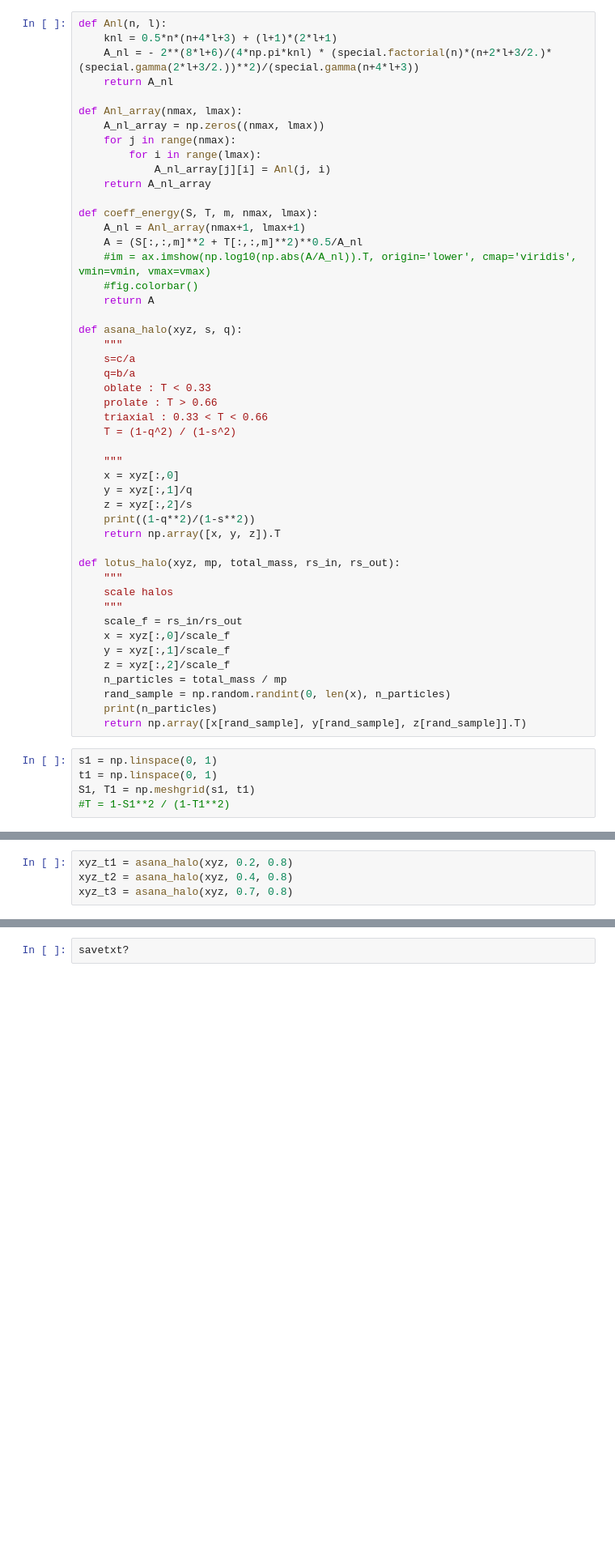
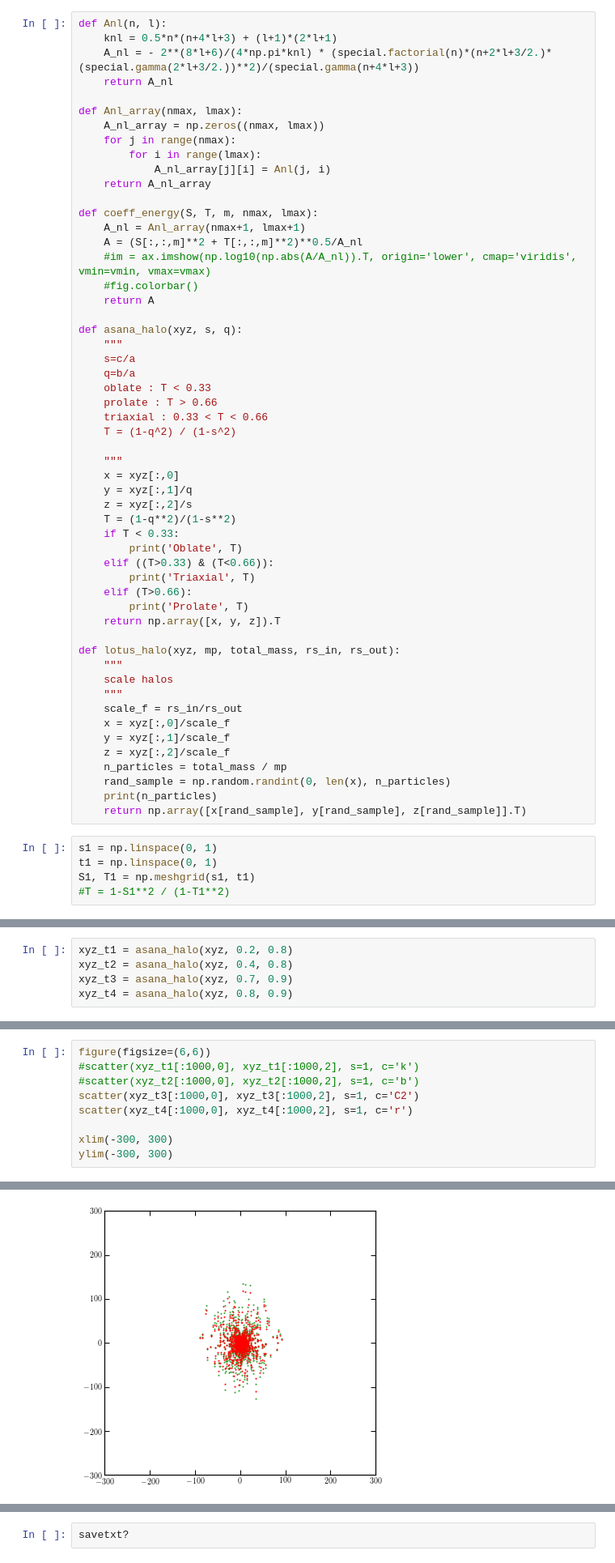
Before and after one commit to jngaravitoc/MW-LMC-SCF, a Jupyter notebook: code/halo_shape/triaxial_halos.ipynb, the cells around one changed output, grey strips where cells are left out. Shown at 81% size. Cells and saved outputs as stored; diff of their text form; blank space fills up the shorter version.

Commit message:
updated triaxial halo

```diff
--- a/code/halo_shape/triaxial_halos.ipynb
+++ b/code/halo_shape/triaxial_halos.ipynb
@@ -151,7 +171,13 @@ def asana_halo(xyz, s, q):
     x = xyz[:,0]
     y = xyz[:,1]/q
     z = xyz[:,2]/s
-    print((1-q**2)/(1-s**2))
+    T = (1-q**2)/(1-s**2)
+    if T < 0.33:
+        print('Oblate', T)
+    elif ((T>0.33) & (T<0.66)):
+        print('Triaxial', T)
+    elif (T>0.66):
+        print('Prolate', T)
     return np.array([x, y, z]).T
 
 def lotus_halo(xyz, mp, total_mass, rs_in, rs_out):
@@ -206,5 +231,6 @@ xyz_q3 = asana_halo(xyz, 0.9, 0.9)
 # %%
 xyz_t1 = asana_halo(xyz, 0.2, 0.8)
 xyz_t2 = asana_halo(xyz, 0.4, 0.8)
-xyz_t3 = asana_halo(xyz, 0.7, 0.8)
+xyz_t3 = asana_halo(xyz, 0.7, 0.9)
+xyz_t4 = asana_halo(xyz, 0.8, 0.9)
 # %% [output]
@@ -213,0 +241,10 @@ xyz_t3 = asana_halo(xyz, 0.7, 0.8)
+# %%
+figure(figsize=(6,6))
+#scatter(xyz_t1[:1000,0], xyz_t1[:1000,2], s=1, c='k')
+#scatter(xyz_t2[:1000,0], xyz_t2[:1000,2], s=1, c='b')
+scatter(xyz_t3[:1000,0], xyz_t3[:1000,2], s=1, c='C2')
+scatter(xyz_t4[:1000,0], xyz_t4[:1000,2], s=1, c='r')
+
+xlim(-300, 300)
+ylim(-300, 300)
+# %% [output]
@@ -213,0 +252 @@ xyz_t3 = asana_halo(xyz, 0.7, 0.8)
+[figure, added]
```
Also changed, not shown: parts of 16 cells of this notebook.
